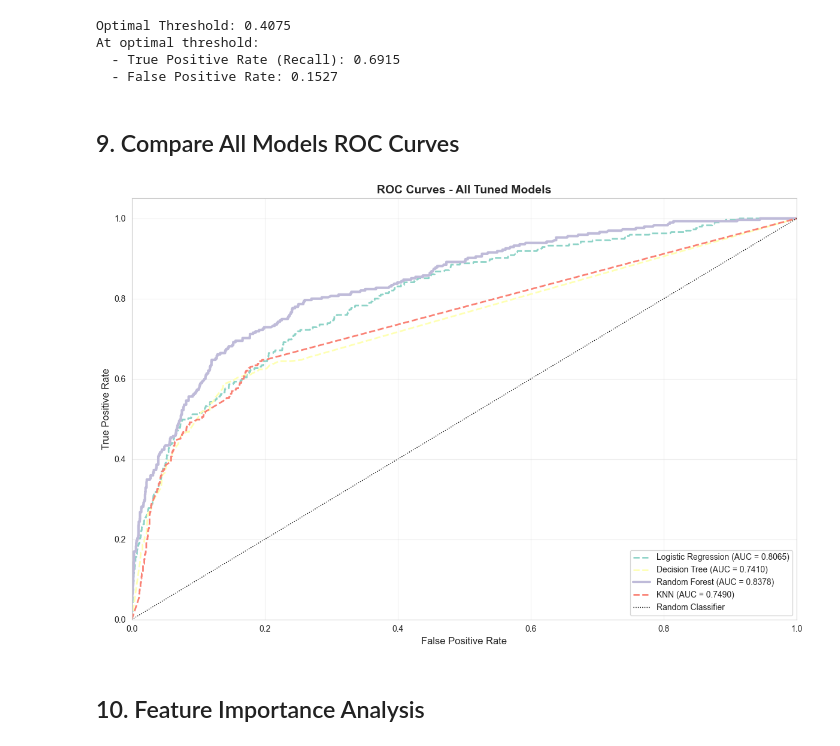
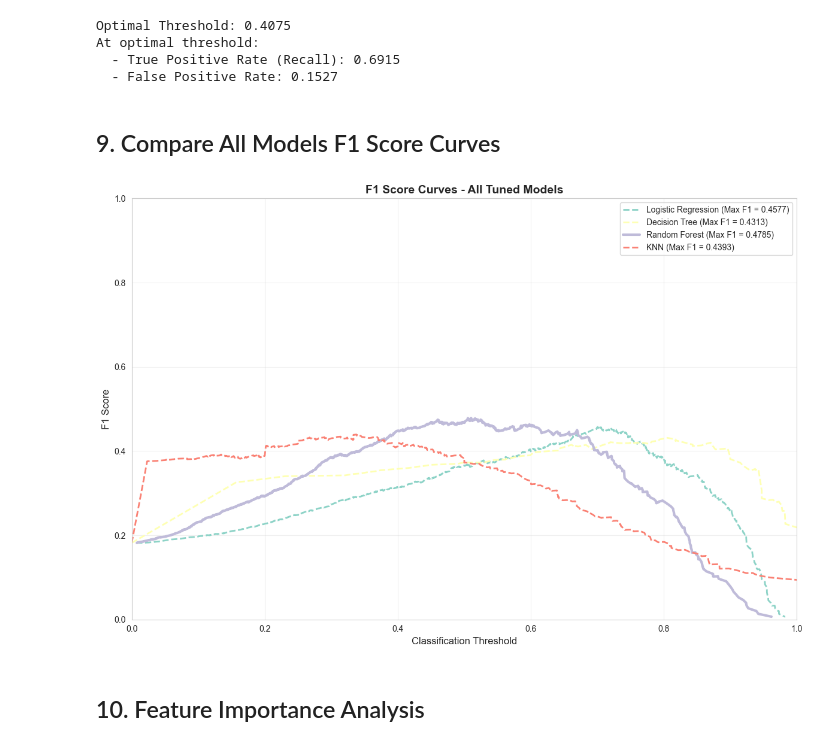
Before and after one commit to Abderrahamane/data-mining-project, a Jupyter notebook: notebooks/4_evaluation.ipynb, the cells around one changed output. Drawn from its saved outputs; the diff is of its cells as text; code cells hidden in the pictures.

Commit message:
replace the roc curve with f1 score curve
since we have unbalanced classes, we need to use f1 score bcs it is more representative than other evaluation metrics

```diff
--- a/notebooks/4_evaluation.ipynb
+++ b/notebooks/4_evaluation.ipynb
@@ -399,53 +399,59 @@ At optimal threshold:
   - True Positive Rate (Recall): 0.6915
   - False Positive Rate: 0.1527
 # %% [markdown]
-## 9. Compare All Models ROC Curves
+## 9. Compare All Models F1 Score Curves
 # %%
+from sklearn.metrics import precision_recall_curve
+
 plt.figure(figsize=(12, 8))
 
-# Plot ROC for each tuned model
+# Plot F1 score curve for each tuned model
 for _, row in tuned_results.iterrows():
     model_name = row['Model']
     safe_name = model_name.replace(' ', '_').lower()
 
     # Load model
     model = joblib.load(f'../models/{safe_name}_tuned.pkl')
 
     # Get appropriate test data
     if model_name in ['Logistic Regression', 'KNN']:
         X_test_use = X_test_scaled
     else:
         X_test_use = X_test
 
     # Get predictions
     if hasattr(model, 'predict_proba'):
         y_proba = model.predict_proba(X_test_use)[:, 1]
     else:
         y_proba = model.predict(X_test_use)
 
-    # Calculate ROC
-    fpr_model, tpr_model, _ = roc_curve(y_test, y_proba)
-    auc_model = roc_auc_score(y_test, y_proba)
+    # Calculate precision-recall curve
+    precision, recall, thresholds = precision_recall_curve(y_test, y_proba)
 
-    # Plot
+    # Calculate F1 scores for each threshold
+    f1_scores = 2 * (precision * recall) / (precision + recall + 1e-10)
+
+    # Get max F1 score
+    max_f1 = np.max(f1_scores)
+
+    # Plot F1 score vs threshold
     linestyle = '-' if model_name == best_model_name else '--'
     linewidth = 3 if model_name == best_model_name else 2
-    plt.plot(fpr_model, tpr_model, lw=linewidth, linestyle=linestyle,
-             label=f'{model_name} (AUC = {auc_model:.4f})')
+    plt.plot(thresholds, f1_scores[:-1], lw=linewidth, linestyle=linestyle,
+             label=f'{model_name} (Max F1 = {max_f1:.4f})')
 
-plt.plot([0, 1], [0, 1], color='black', lw=1, linestyle=':', label='Random Classifier')
+plt.xlabel('Classification Threshold', fontsize=12)
+plt.ylabel('F1 Score', fontsize=12)
+plt.title('F1 Score Curves - All Tuned Models', fontsize=14, fontweight='bold')
+plt.legend(loc="best", fontsize=10)
+plt.grid(alpha=0.3)
 plt.xlim([0.0, 1.0])
-plt.ylim([0.0, 1.05])
-plt.xlabel('False Positive Rate', fontsize=12)
-plt.ylabel('True Positive Rate', fontsize=12)
-plt.title('ROC Curves - All Tuned Models', fontsize=14, fontweight='bold')
-plt.legend(loc="lower right", fontsize=10)
-plt.grid(alpha=0.3)
+plt.ylim([0.0, 1.0])
 plt.tight_layout()
-plt.savefig('../models/all_models_roc_curves.png', dpi=300, bbox_inches='tight')
+plt.savefig('../models/all_models_f1_curves.png', dpi=300, bbox_inches='tight')
 plt.show()
 # %% [output]
-[figure, old version]
+[figure, new version]
 # %% [markdown]
 ## 10. Feature Importance Analysis
 # %%
```
Also changed, not shown: 1 other file.
